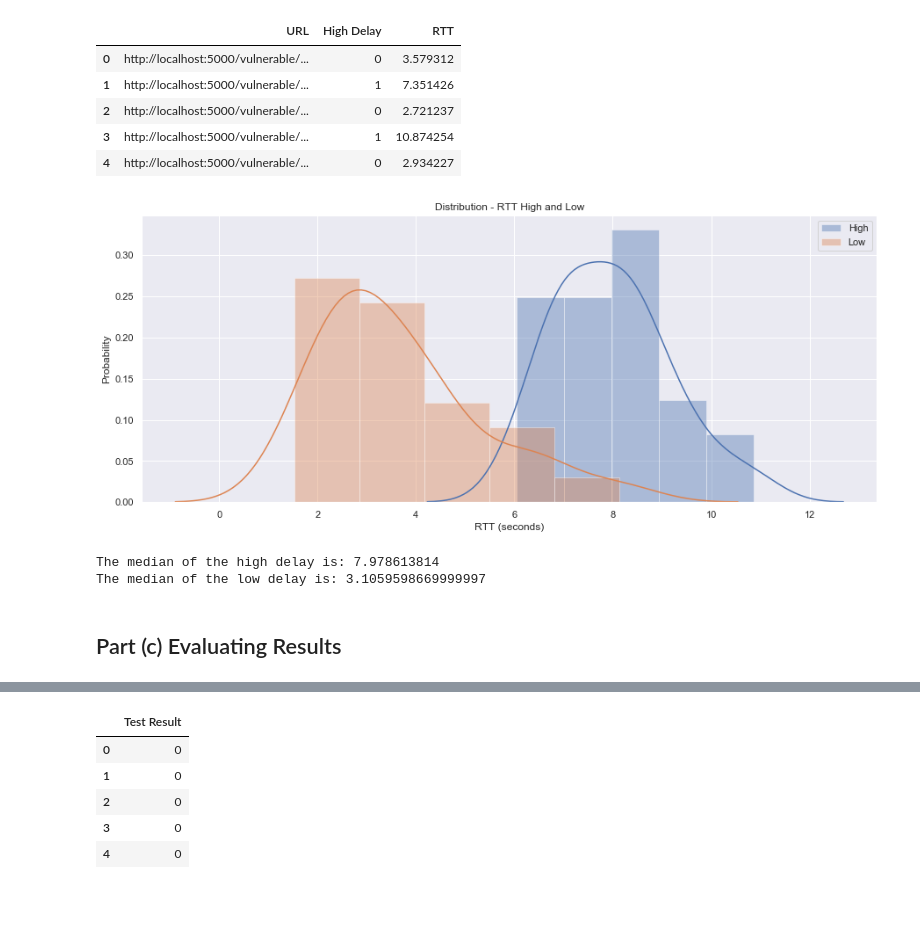
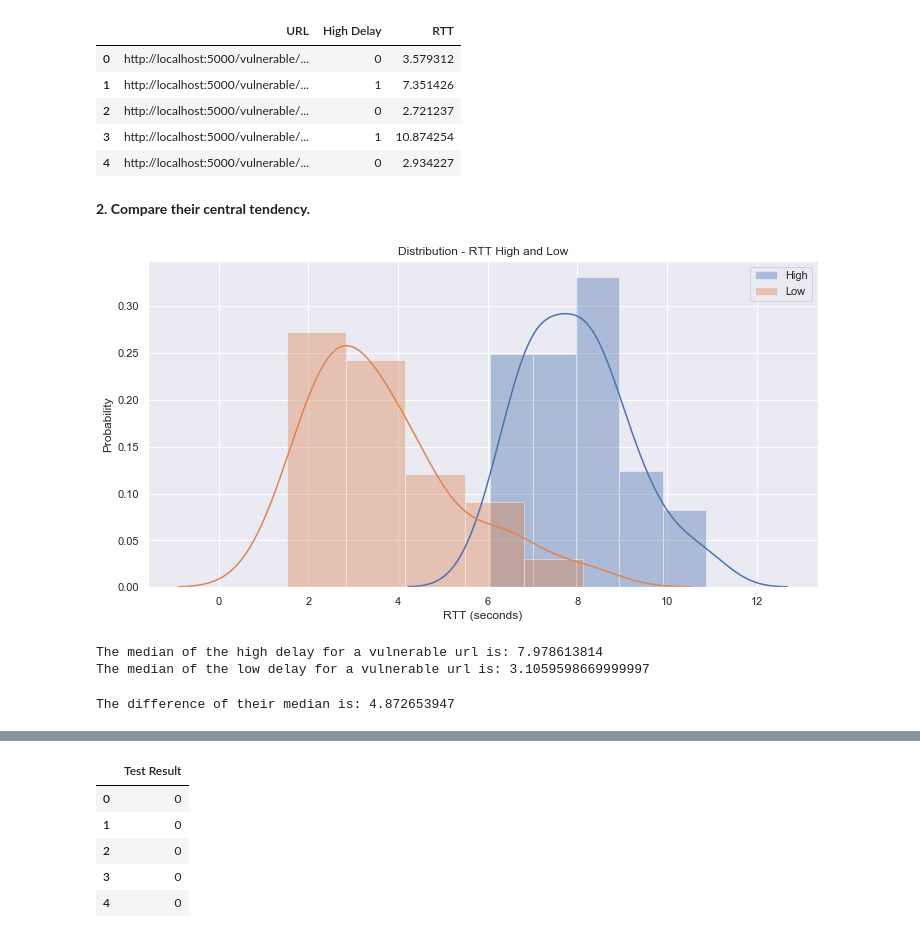
Before and after one commit to avourakis/Time-Based-Test-Blind-SQL-Injection, a Jupyter notebook: custom_approach.ipynb, the cells around one changed output, grey strips where cells are left out. Saved outputs shown, nothing was run; the diff lists cells and outputs as text; code cells hidden in the pictures; blank space fills up the shorter version.

Commit message:
Updated Notebooks and added data

```diff
--- a/custom_approach.ipynb
+++ b/custom_approach.ipynb
@@ -143,4 +141,0 @@ In order to have a consistent measure of the RTT differences when. to make them
-# %%
-pairs_df = pd.read_csv('Data/dataset_pairs_50_1_0.05.csv')
-pairs_high = pairs_df[pairs_df['High Delay'] == 1]
-pairs_low = pairs_df[pairs_df['High Delay'] == 0]
@@ -147 +147,11 @@ pairs_low = pairs_df[pairs_df['High Delay'] == 0]
+# %%
+# Data collected for 25 pairs (50 requests total) of high (1 second) and low (0.05 seconds) delays.
+vul_pairs_df = pd.read_csv('Data/vulnerable_pairs_50_1_0.05.csv')
+safe_pairs_df = pd.read_csv('Data/safe_pairs_50_1_0.05.csv')
+
+vul_pairs_high = vul_pairs_df[vul_pairs_df['High Delay'] == 1]
+vul_pairs_low = vul_pairs_df[vul_pairs_df['High Delay'] == 0]
+
+safe_pairs_high = safe_pairs_df[safe_pairs_df['High Delay'] == 1]
+safe_pairs_low = safe_pairs_df[safe_pairs_df['High Delay'] == 0]
 # %%
@@ -153,26 +163,33 @@ pairs_df.head()
 | 2 | http://localhost:5000/vulnerable/... | 0 | 2.721237 |
 | 3 | http://localhost:5000/vulnerable/... | 1 | 10.874254 |
 | 4 | http://localhost:5000/vulnerable/... | 0 | 2.934227 |
+# %% [markdown]
+**2. Compare their central tendency.**
 # %%
 # Calculating CDFs
-pairs_high_ecdf = ECDF(pairs_high['RTT'])
-pairs_low_ecdf = ECDF(pairs_low['RTT'])
+vul_pairs_high_ecdf = ECDF(pairs_high['RTT'])
+vul_pairs_low_ecdf = ECDF(pairs_low['RTT'])
 
-plt.figure(figsize=(15, 6))
-sns.distplot(pairs_high['RTT'])
-sns.distplot(pairs_low['RTT'])
+plt.figure(figsize=(12, 6))
+sns.distplot(vul_pairs_high['RTT'])
+sns.distplot(vul_pairs_low['RTT'])
 
 _ = plt.xlabel("RTT (seconds)")
 _ = plt.ylabel('Probability')
 _ = plt.legend(('High', 'Low'), loc='best')
 _ = plt.title('Distribution - RTT High and Low')
 # %% [output]
-[figure, old version]
+[figure, new version]
 # %%
-print('The median of the high delay is: {}'.format(np.median(pairs_high['RTT'])))
-print('The median of the low delay is: {}'.format(np.median(pairs_low['RTT'])))
+vul_high_median = np.median(vul_pairs_high['RTT'])
+vul_low_median = np.median(vul_pairs_low['RTT'])
+
+print('The median of the high delay for a vulnerable url is: {}'.format(vul_high_median))
+print('The median of the low delay for a vulnerable url is: {}'.format(vul_low_median))
 # %% [output]
-The median of the high delay is: 7.978613814
-The median of the low delay is: 3.1059598669999997
+The median of the high delay for a vulnerable url is: 7.978613814
+The median of the low delay for a vulnerable url is: 3.1059598669999997
-# %% [markdown]
-## Part (c) Evaluating Results
+# %%
+print('The difference of their median is: {}'.format(vul_high_median - vul_low_median))
+# %% [output]
+The difference of their median is: 4.872653947
```
Also changed, not shown: parts of 13 cells of this notebook, 6 other files.
